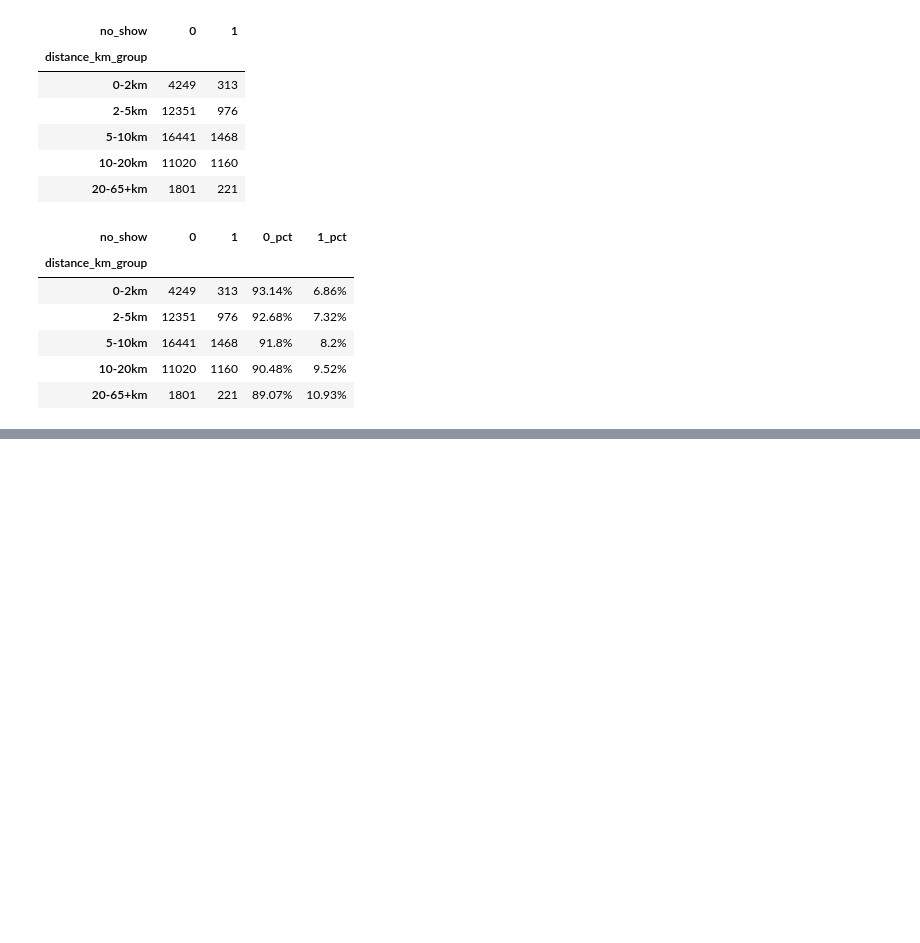
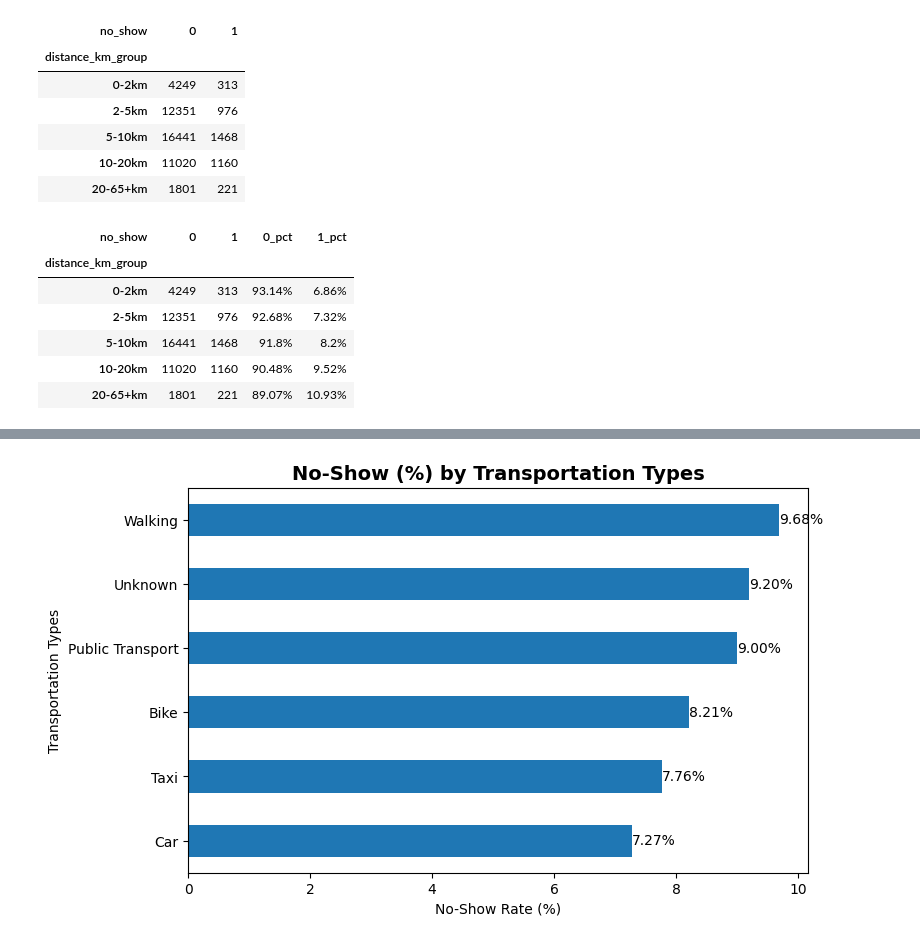
Before and after one commit to akashcstech/Health_Care_No_Show_Data_Analysis, a Jupyter notebook: Data_clean.ipynb, the cells around one changed output, grey strips where cells are left out. Cells and saved outputs as stored; diff of their text form; code cells hidden in the pictures; blank space fills up the shorter version.

```diff
--- a/Data_clean.ipynb
+++ b/Data_clean.ipynb
@@ -1642,0 +1643,3 @@ plt.show()
+# %%
+ttns = pd.crosstab(cdf['transportation_type'], pdf['no_show'])
+ttns
@@ -1642,0 +1655,6 @@ plt.show()
+# %%
+ttnss = pd.crosstab(cdf['transportation_type'], pdf['no_show'], normalize='index') * 100
+ttns[['0_pct','1_pct']] = ttnss.round(2)
+view_ttns = ttns.copy()
+view_ttns[['0_pct','1_pct']] = view_ttns[['0_pct','1_pct']].astype(str) +'%'
+view_ttns
@@ -1642,0 +1670,13 @@ plt.show()
+# %%
+# No-Show (%) by Transportation_types
+ax = ttns['1_pct'].sort_values().plot(kind='barh', figsize=(8,5))
+
+for container in ax.containers:
+    plt.bar_label(container, fmt="%.2f%%" )
+
+plt.title('No-Show (%) by Transportation Types', fontsize=14, fontweight='bold')
+plt.xlabel('No-Show Rate (%)')
+plt.ylabel('Transportation Types')
+plt.show()
+# %% [output]
+[figure, added]
```
Also changed, not shown: parts of 3 cells of this notebook, 1 other file.
